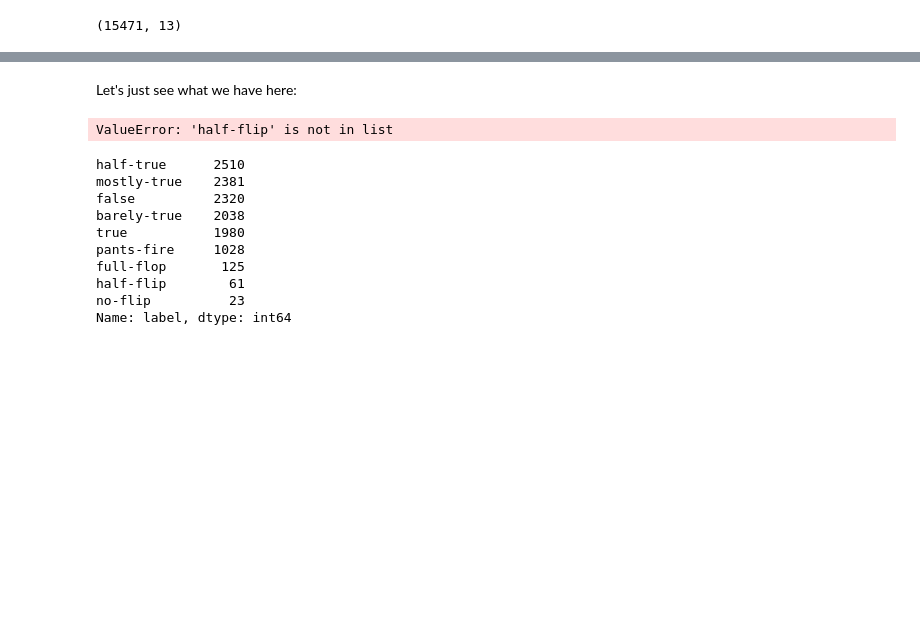
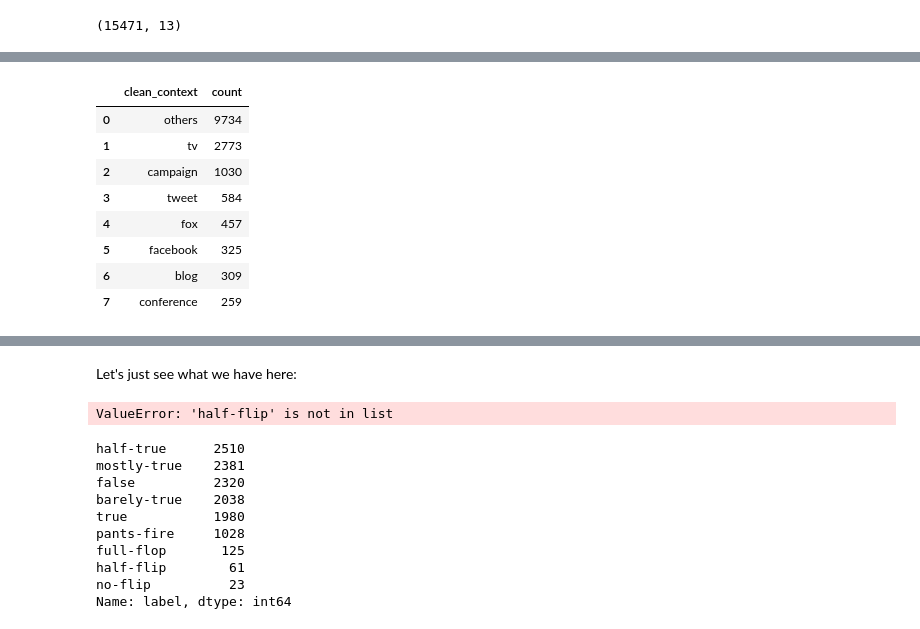
Before and after one commit to ExploringLies/lies-have-short-legs, a Jupyter notebook: notebooks/AnalyseDataset.ipynb, the cells around one changed output, grey strips where cells are left out. Drawn from its saved outputs; the diff is of its cells as text; code cells hidden in the pictures; blank space fills up the shorter version.

```diff
--- a/notebooks/AnalyseDataset.ipynb
+++ b/notebooks/AnalyseDataset.ipynb
@@ -111,0 +166,12 @@ lies = additional_information
+# %%
+group_and_count(lies, 'clean_context')
+# %% [output]
+|  | clean_context | count |
+| 0 | others | 9734 |
+| 1 | tv | 2773 |
+| 2 | campaign | 1030 |
+| 3 | tweet | 584 |
+| 4 | fox | 457 |
+| 5 | facebook | 325 |
+| 6 | blog | 309 |
+| 7 | conference | 259 |
```
Also changed, not shown: parts of 7 cells of this notebook.
